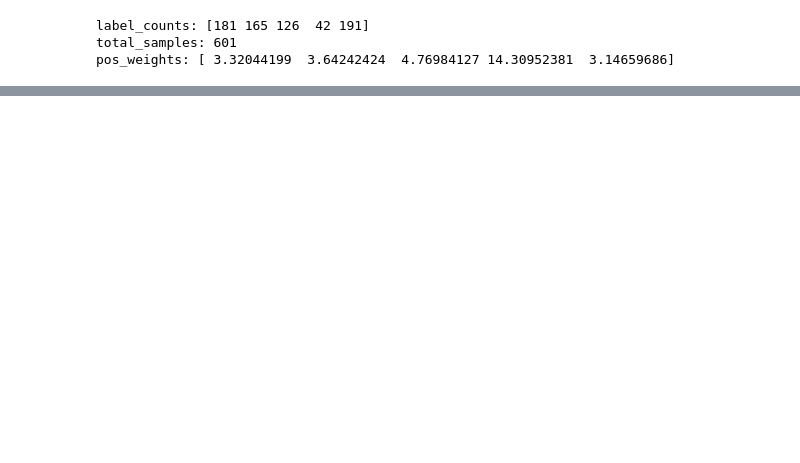
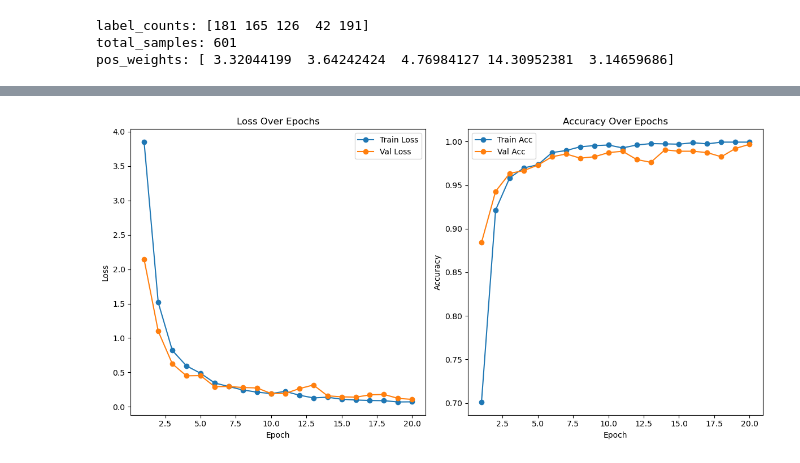
Before and after one commit to annahanslc/koi-price-prediction, a Jupyter notebook: Modeling_ResNet18.ipynb, the cells around one changed output, grey strips where cells are left out. Cells and saved outputs as stored; diff of their text form; code cells hidden in the pictures; blank space fills up the shorter version.

```diff
--- a/Modeling_ResNet18.ipynb
+++ b/Modeling_ResNet18.ipynb
@@ -139,0 +204,25 @@ plot_train_val_losses(num_epochs, train_losses, train_accuracies, val_losses, va
+# %%
+# Calculate the class balance
+
+pos_weights = get_class_weights(train_df, device)
+
+# Define the model
+
+model = get_resnet18_model(num_classes)
+
+# Define loss and optimizer
+
+criterion = nn.BCEWithLogitsLoss(weight=pos_weights)
+optimizer = optim.Adam(model.parameters(), lr=0.0001)
+
+# Train the model
+
+num_epochs = 20
+
+train_losses, train_accuracies, val_losses, val_accuracies = train_model(model,
+                                                                         train_loader,
+                                                                         val_loader,
+                                                                         criterion,
+                                                                         optimizer,
+                                                                         device,
+                                                                         num_epochs=num_epochs)
@@ -139,0 +247,6 @@ plot_train_val_losses(num_epochs, train_losses, train_accuracies, val_losses, va
+# %%
+# Plot the train and val losses and accuracies
+
+plot_train_val_losses(num_epochs, train_losses, train_accuracies, val_losses, val_accuracies)
+# %% [output]
+[figure, added]
```
Also changed, not shown: parts of 27 cells of this notebook, 8 other files.
